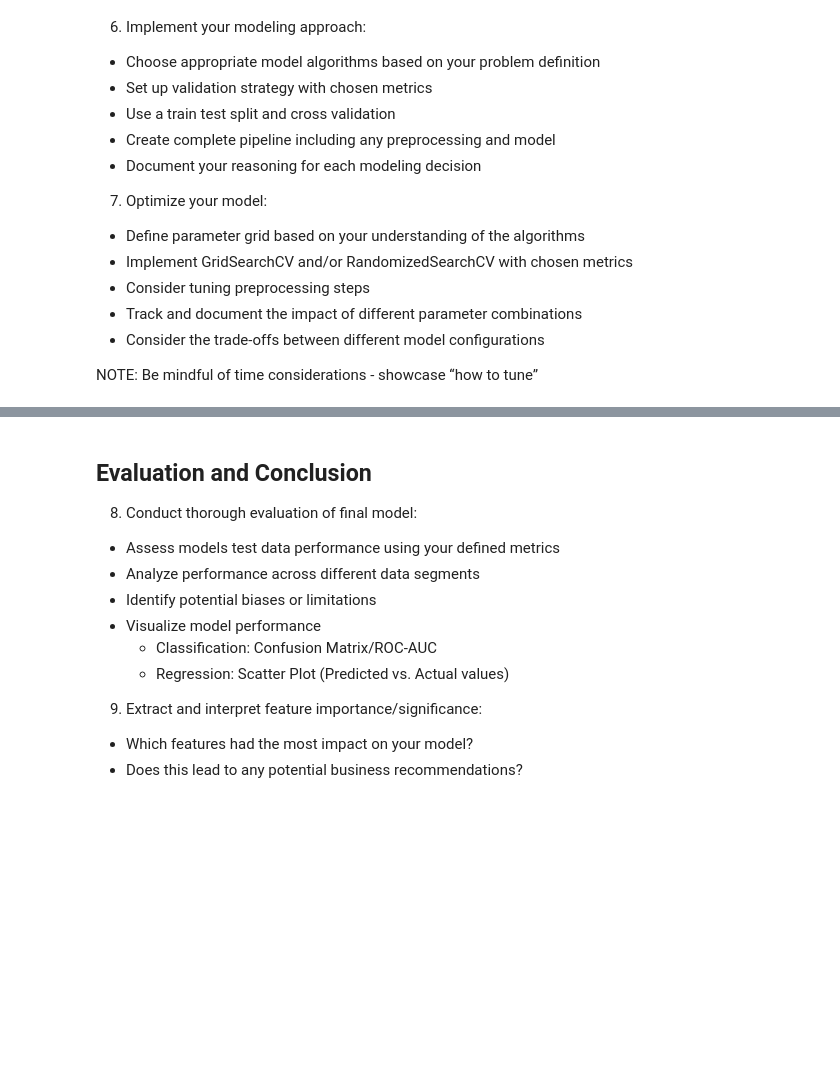
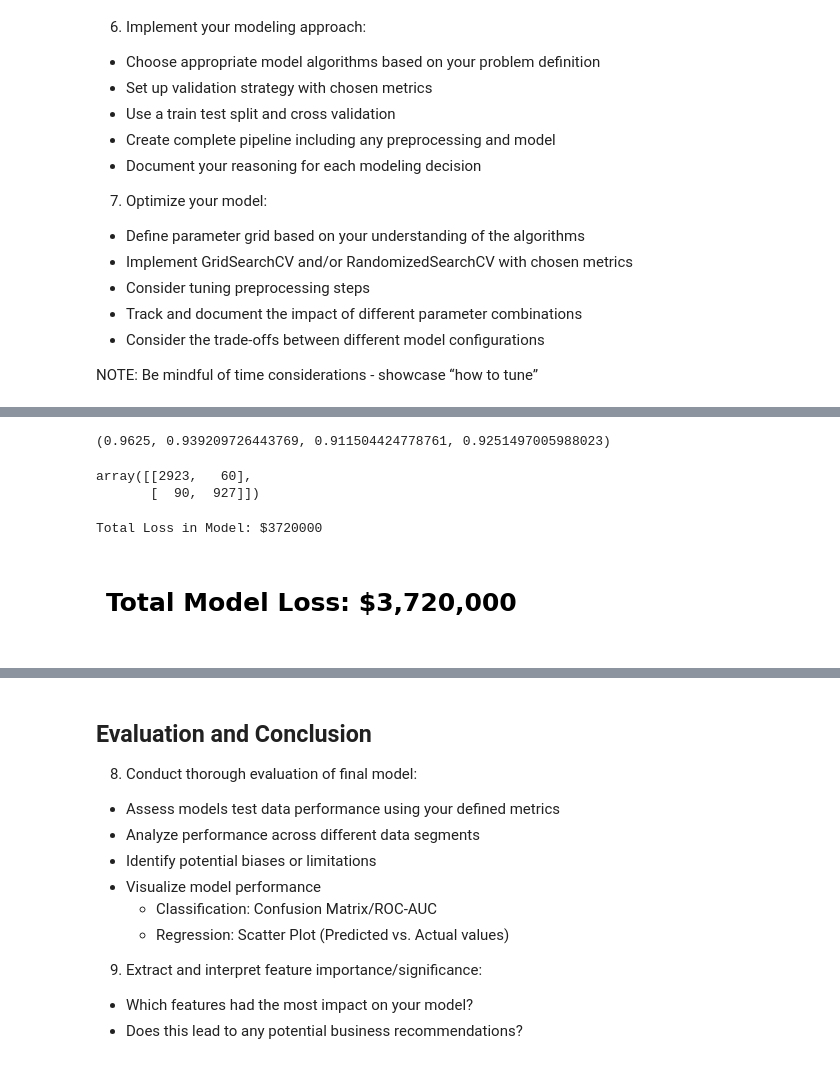
Before and after one commit to bluenets126/MachineLearning-Module8, a Jupyter notebook: financial_loan_risk.ipynb, the cells around one changed output, grey strips where cells are left out. Drawn from its saved outputs; the diff is of its cells as text; code cells hidden in the pictures; blank space fills up the shorter version.

Commit message:
Added Models and final model

```diff
--- a/financial_loan_risk.ipynb
+++ b/financial_loan_risk.ipynb
@@ -436,0 +595,20 @@ None
+# %%
+#Ordinal tranformation
+ordinal_transformer = Pipeline([
+    ('imputer', SimpleImputer(strategy='most_frequent')),
+    ('encoder', OrdinalEncoder(categories=education_levels))
+])
+# %%
+#Preprocessor for financial_loan_data.csv
+preprocessor_fl = ColumnTransformer([
+    ('num', numerical_transformer, fl_numerical_features),
+    ('cat', categorical_transformer, fl_categorical_features),
+    ('ord', ordinal_transformer, fl_ordinal_features)
+])
+
+#preprocessor for Kaggle data
+preprocessor_l = ColumnTransformer([
+    ('num', numerical_transformer, l_numerical_features),
+    ('cat', categorical_transformer, l_categorical_features),
+    ('ord', ordinal_transformer, fl_ordinal_features)
+])
@@ -456,0 +669,41 @@ None
+# %%
+#validate base model performance
+y_fl_pred = lr_pipeline.predict(X_fl_test)
+
+#get approval probability
+y_fl_proba = lr_pipeline.predict_proba(X_fl_test)[:,1]
+# %%
+#calculate accuracy, precision, recall, and f1 score
+accuracy = accuracy_score(y_fl_test, y_fl_pred)
+precision = precision_score(y_fl_test, y_fl_pred)
+recall = recall_score(y_fl_test, y_fl_pred)
+f1 = f1_score(y_fl_test, y_fl_pred)
+
+#view results
+accuracy, precision, recall, f1
+# %% [output]
+(0.9625, 0.939209726443769, 0.911504424778761, 0.9251497005988023)
+# %%
+#confusion Matrix
+conf_matrix = confusion_matrix(y_fl_test, y_fl_pred)
+tn, fp, fn, tp = confusion_matrix(y_fl_test, y_fl_pred).ravel()
+conf_matrix
+# %% [output]
+array([[2923,   60],
+       [  90,  927]])
+# %%
+#Calculate the total loss based on FP and FN.
+cost_fp = 50000
+cost_fn = 8000
+
+total_loss = (fp * cost_fp) + (fn * cost_fn)
+
+print(f"Total Loss in Model: ${total_loss}")
+
+plt.figure(figsize=(3, 1))
+plt.text(0.5, 0.5, f"Total Model Loss: ${total_loss:,}", fontsize=18, ha='center', va='center', fontweight='bold')
+plt.axis('off')  # Hide axes
+plt.show()
+# %% [output]
+Total Loss in Model: $3720000
+[figure, added]
```
Also changed, not shown: parts of 157 cells of this notebook.
